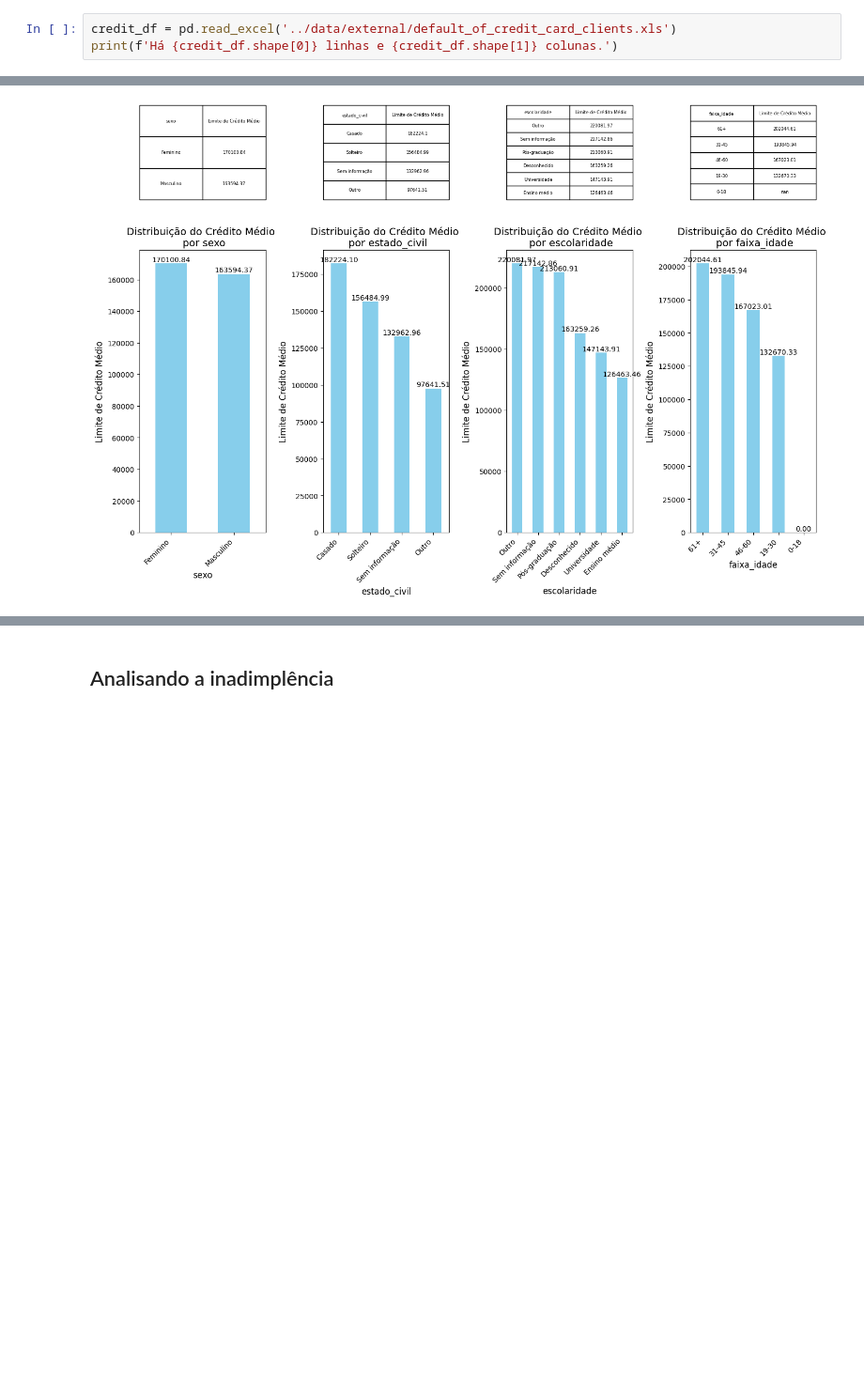
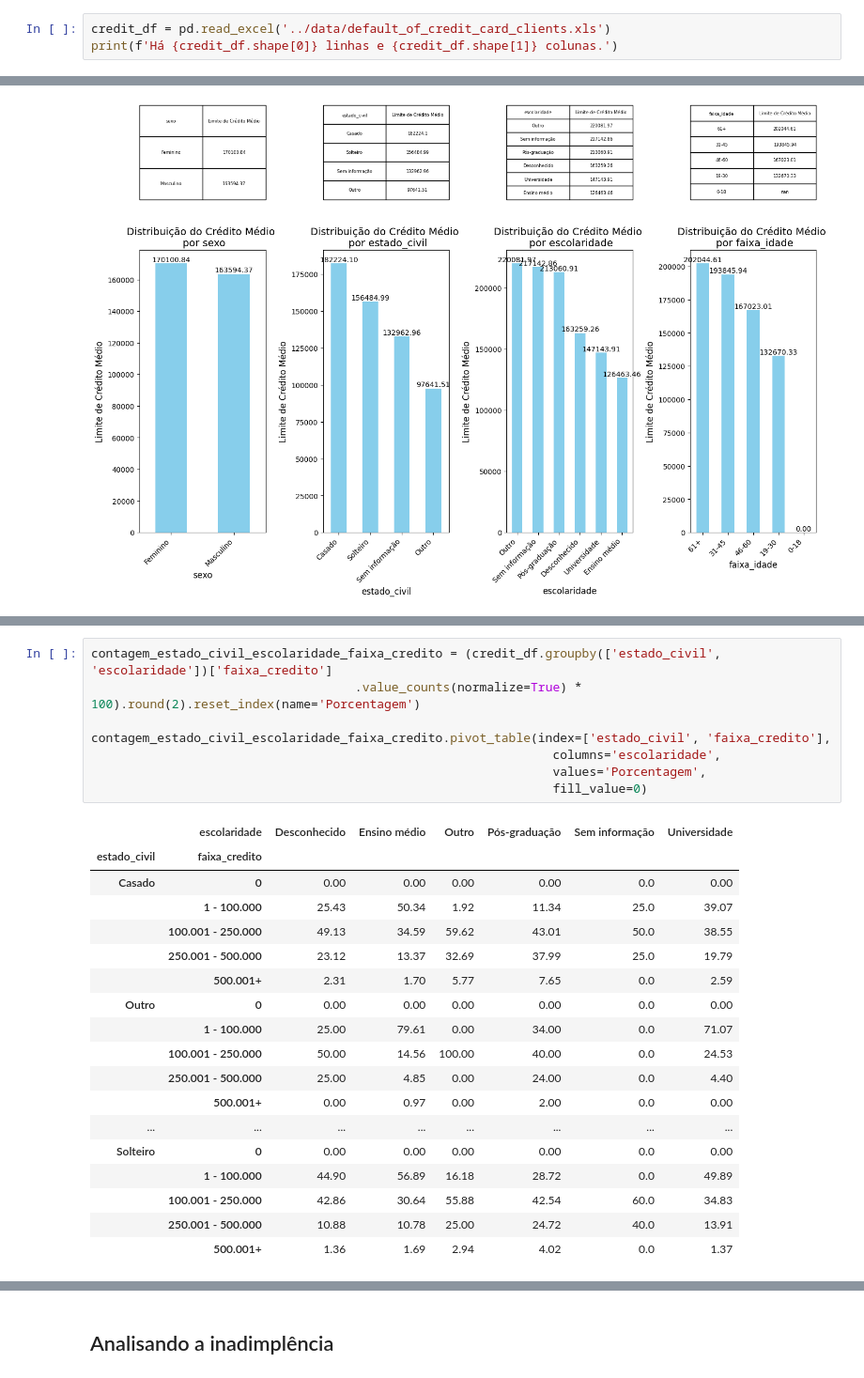
Before and after one commit to santander-coders-1175/logica-de-programacao1, a Jupyter notebook: notebooks/project.ipynb, the cells around one changed output, grey strips where cells are left out. Shown at 94% size. Cells and saved outputs as stored; diff of their text form; blank space fills up the shorter version.

```diff
--- a/notebooks/projeto.ipynb
+++ b/notebooks/project.ipynb
@@ -41,7 +52,7 @@ Fontes:
 - https://archive.ics.uci.edu/dataset/350/default+of+credit+card+clients
 - https://www.sciencedirect.com/science/article/abs/pii/S0957417407006719?via%3Dihub
 # %%
-credit_df = pd.read_excel('../data/external/default_of_credit_card_clients.xls')
+credit_df = pd.read_excel('../data/default_of_credit_card_clients.xls')
 print(f'Há {credit_df.shape[0]} linhas e {credit_df.shape[1]} colunas.')
 # %% [output]
 Há 30000 linhas e 25 colunas.
@@ -689,0 +746,27 @@ Masculino 0                   0.0   0.00   0.00   0.00   0.00
+# %%
+contagem_estado_civil_escolaridade_faixa_credito = (credit_df.groupby(['estado_civil', 'escolaridade'])['faixa_credito']
+                                    .value_counts(normalize=True) * 100).round(2).reset_index(name='Porcentagem')
+
+contagem_estado_civil_escolaridade_faixa_credito.pivot_table(index=['estado_civil', 'faixa_credito'],
+                                                               columns='escolaridade',
+                                                               values='Porcentagem',
+                                                               fill_value=0)
+# %% [output]
+|  | escolaridade | Desconhecido | Ensino médio | Outro | Pós-graduação | Sem informação | Universidade |
+| estado_civil | faixa_credito |  |  |  |  |  |  |
+| Casado | 0 | 0.00 | 0.00 | 0.00 | 0.00 | 0.0 | 0.00 |
+|  | 1 - 100.000 | 25.43 | 50.34 | 1.92 | 11.34 | 25.0 | 39.07 |
+|  | 100.001 - 250.000 | 49.13 | 34.59 | 59.62 | 43.01 | 50.0 | 38.55 |
+|  | 250.001 - 500.000 | 23.12 | 13.37 | 32.69 | 37.99 | 25.0 | 19.79 |
+|  | 500.001+ | 2.31 | 1.70 | 5.77 | 7.65 | 0.0 | 2.59 |
+| Outro | 0 | 0.00 | 0.00 | 0.00 | 0.00 | 0.0 | 0.00 |
+|  | 1 - 100.000 | 25.00 | 79.61 | 0.00 | 34.00 | 0.0 | 71.07 |
+|  | 100.001 - 250.000 | 50.00 | 14.56 | 100.00 | 40.00 | 0.0 | 24.53 |
+|  | 250.001 - 500.000 | 25.00 | 4.85 | 0.00 | 24.00 | 0.0 | 4.40 |
+|  | 500.001+ | 0.00 | 0.97 | 0.00 | 2.00 | 0.0 | 0.00 |
+| ... | ... | ... | ... | ... | ... | ... | ... |
+| Solteiro | 0 | 0.00 | 0.00 | 0.00 | 0.00 | 0.0 | 0.00 |
+|  | 1 - 100.000 | 44.90 | 56.89 | 16.18 | 28.72 | 0.0 | 49.89 |
+|  | 100.001 - 250.000 | 42.86 | 30.64 | 55.88 | 42.54 | 60.0 | 34.83 |
+|  | 250.001 - 500.000 | 10.88 | 10.78 | 25.00 | 24.72 | 40.0 | 13.91 |
+|  | 500.001+ | 1.36 | 1.69 | 2.94 | 4.02 | 0.0 | 1.37 |
```
Also changed, not shown: parts of 35 cells of this notebook, 8 other files.
